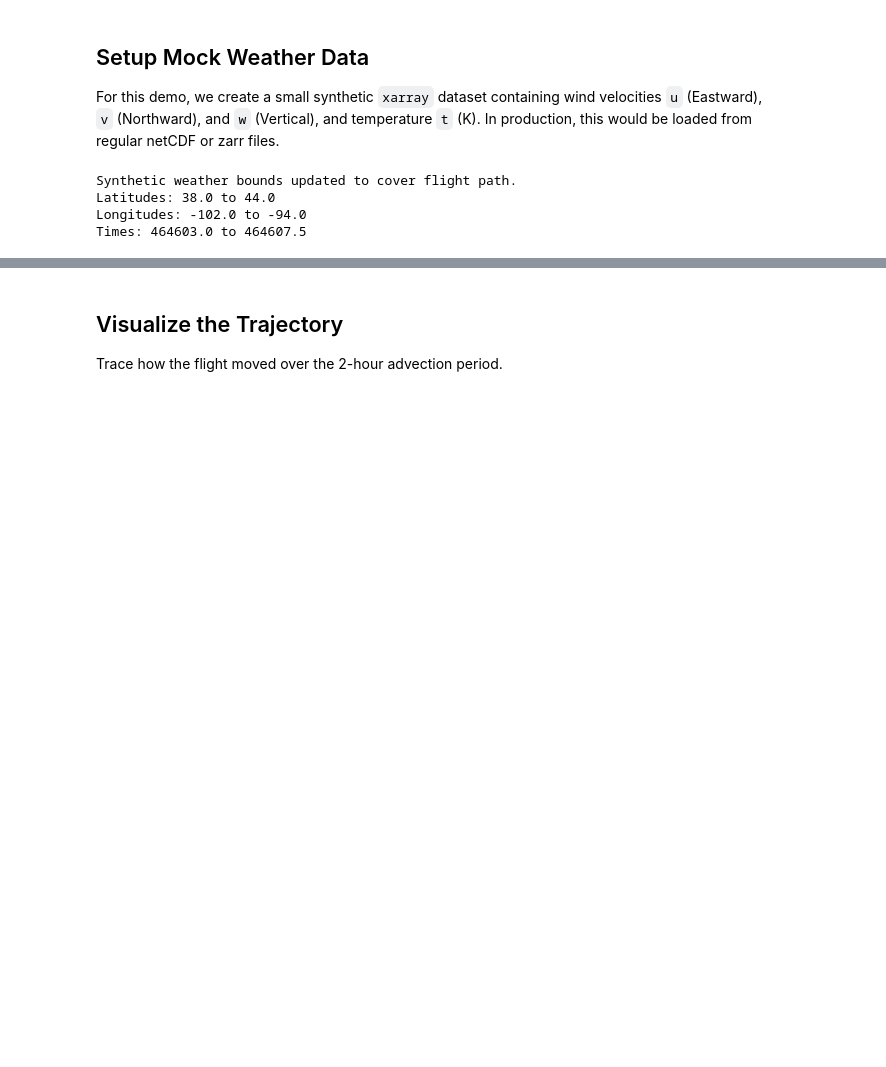
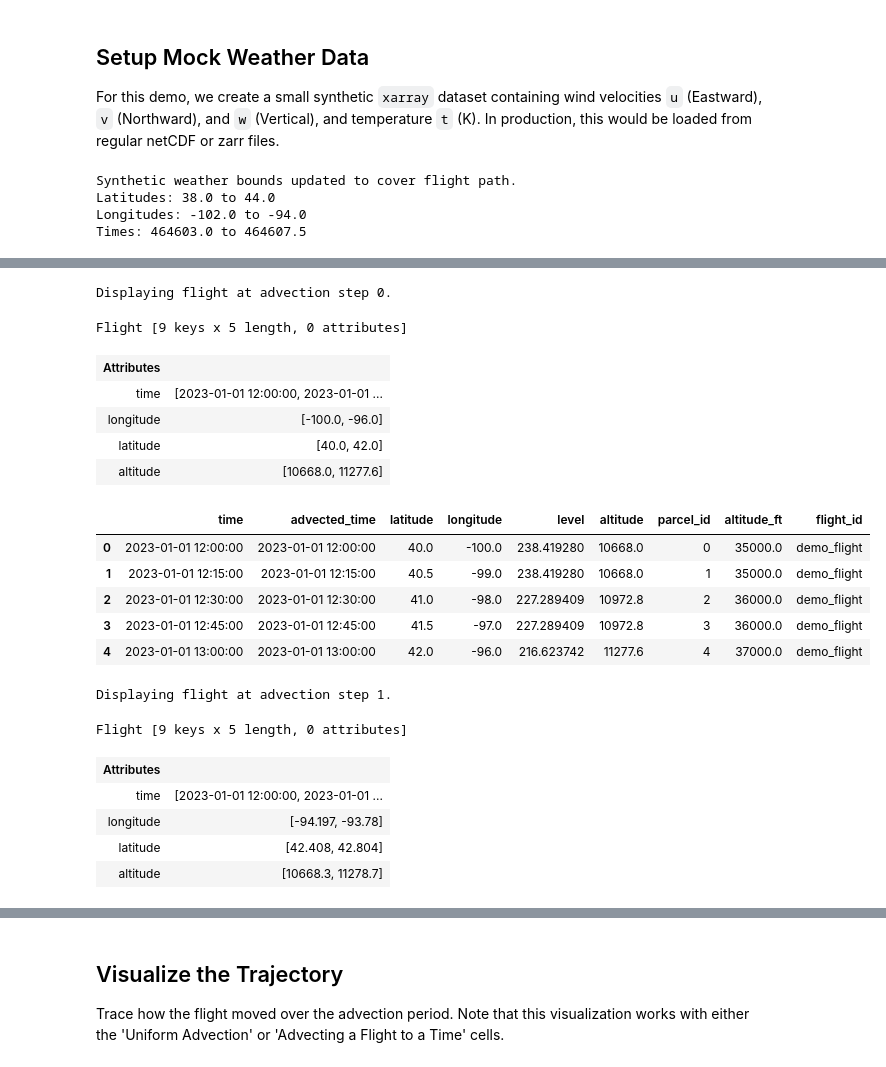
Before and after one commit to contrailcirrus/google-contrails-attribution-reference, a Jupyter notebook: notebooks/flight-advection.ipynb, the cells around one changed output, grey strips where cells are left out. Saved outputs shown, nothing was run; the diff lists cells and outputs as text; code cells hidden in the pictures; blank space fills up the shorter version.

```diff
--- a/notebooks/flight-advection.ipynb
+++ b/notebooks/flight-advection.ipynb
@@ -145,0 +193,39 @@ Advected flight has 13 waypoints (all steps combined).
+# %%
+# Define evaluation time.
+target_time = pd.Timestamp('2023-01-01 13:30:00', tz='UTC')
+target_hrs = target_time.timestamp() / 3600
+
+t_eval = np.stack([
+      initial_state.time,
+      np.full_like(initial_state.time, target_hrs),
+  ])
+
+advector = advection.LagrangianAdvector(weather_ds)
+# Advect with moist advection.
+advected_steps = advector.advect(fl, t_eval, True)
+
+for i, flight in enumerate(advected_steps):
+    print(f'Displaying flight at advection step {i}.')
+    display(flight)
+    print('\n\n')
+# %% [output]
+Displaying flight at advection step 0.
+Flight [9 keys x 5 length, 0 attributes]
+| Attributes |  |
+| time | [2023-01-01 12:00:00, 2023-01-01 ... |
+| longitude | [-100.0, -96.0] |
+| latitude | [40.0, 42.0] |
+| altitude | [10668.0, 11277.6] |
+|  | time | advected_time | latitude | longitude | level | altitude | parcel_id | altitude_ft | flight_id |
+| 0 | 2023-01-01 12:00:00 | 2023-01-01 12:00:00 | 40.0 | -100.0 | 238.419280 | 10668.0 | 0 | 35000.0 | demo_flight |
+| 1 | 2023-01-01 12:15:00 | 2023-01-01 12:15:00 | 40.5 | -99.0 | 238.419280 | 10668.0 | 1 | 35000.0 | demo_flight |
+| 2 | 2023-01-01 12:30:00 | 2023-01-01 12:30:00 | 41.0 | -98.0 | 227.289409 | 10972.8 | 2 | 36000.0 | demo_flight |
+| 3 | 2023-01-01 12:45:00 | 2023-01-01 12:45:00 | 41.5 | -97.0 | 227.289409 | 10972.8 | 3 | 36000.0 | demo_flight |
+| 4 | 2023-01-01 13:00:00 | 2023-01-01 13:00:00 | 42.0 | -96.0 | 216.623742 | 11277.6 | 4 | 37000.0 | demo_flight |
+Displaying flight at advection step 1.
+Flight [9 keys x 5 length, 0 attributes]
+| Attributes |  |
+| time | [2023-01-01 12:00:00, 2023-01-01 ... |
+| longitude | [-94.197, -93.78] |
+| latitude | [42.408, 42.804] |
+| altitude | [10668.3, 11278.7] |
@@ -146,6 +238,6 @@ Advected flight has 13 waypoints (all steps combined).
 # %% [markdown]
 ## Visualize the Trajectory
 
-Trace how the flight moved over the 2-hour advection period.
+Trace how the flight moved over the advection period. Note that this visualization works with either the 'Uniform Advection' or 'Advecting a Flight to a Time' cells.
 # %%
 import plotly.graph_objects as go
```
Also changed, not shown: parts of 6 cells of this notebook, 1 other file.
